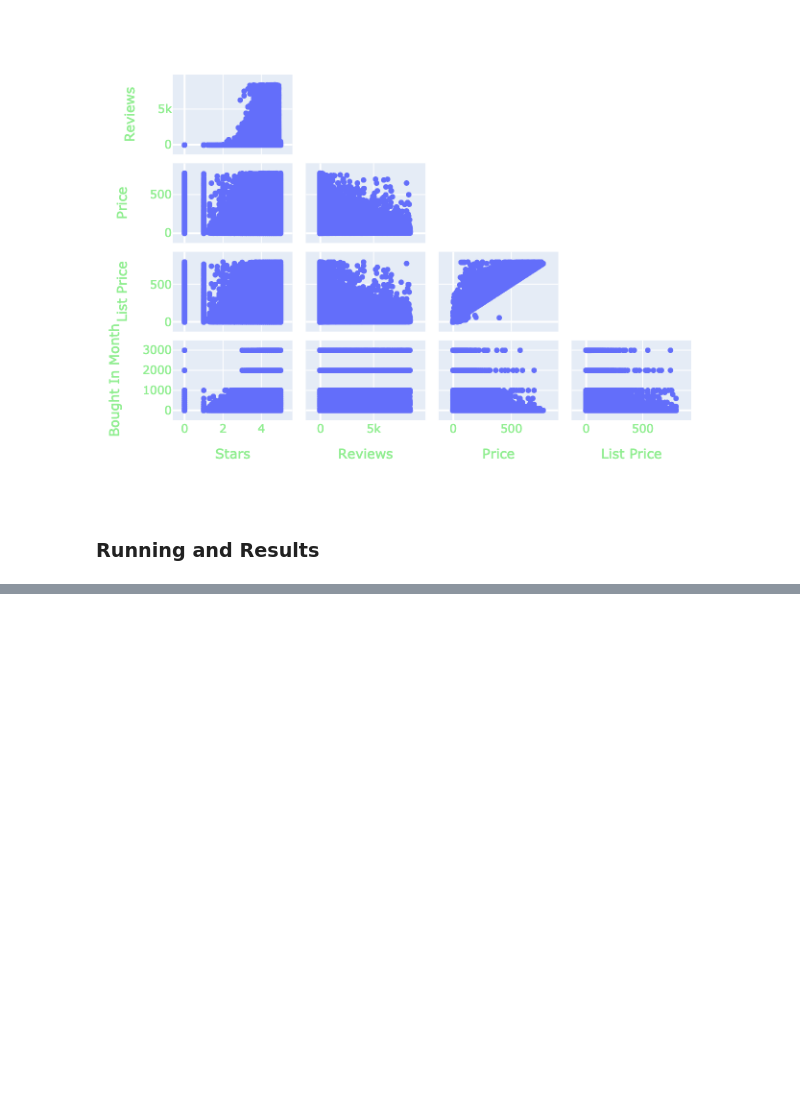
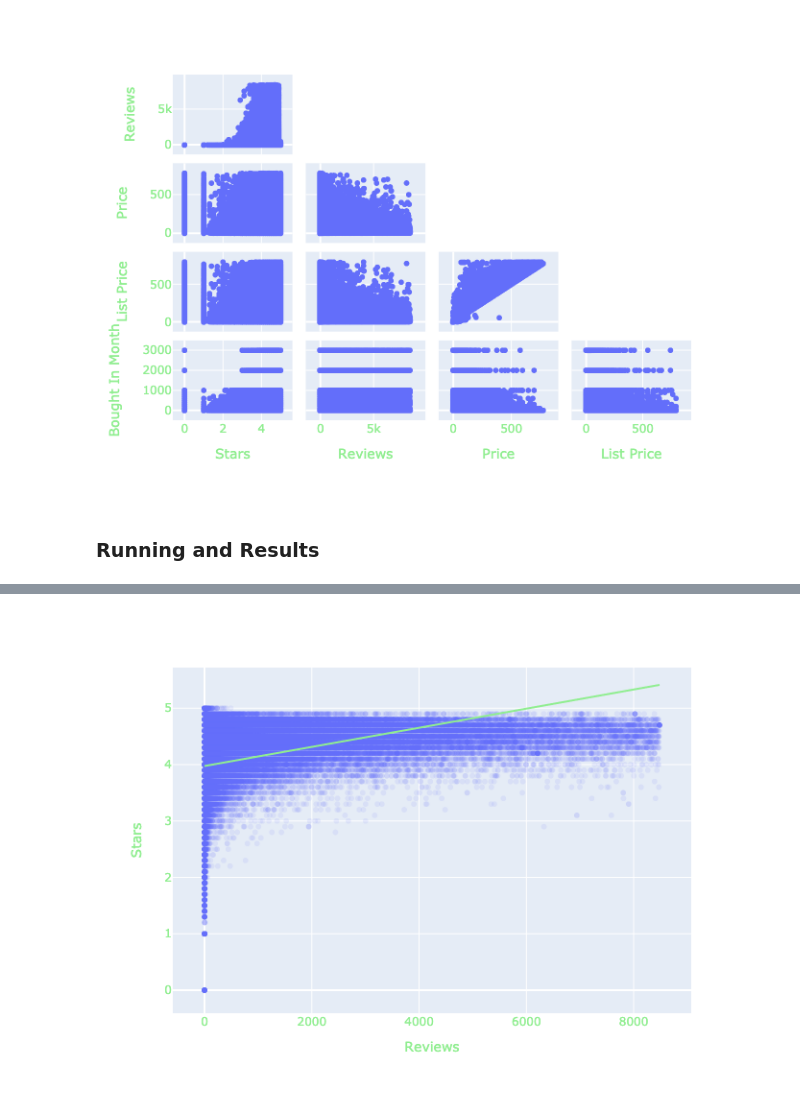
Before and after one commit to CUBoulder-DS/CSCI-5622, a Jupyter notebook: src/NN LM.ipynb, the cells around one changed output, grey strips where cells are left out. Drawn from its saved outputs; the diff is of its cells as text; code cells hidden in the pictures; blank space fills up the shorter version.

Commit message:
finish regression

```diff
--- a/src/NN LM.ipynb
+++ b/src/NN LM.ipynb
@@ -108,3 +110,12 @@ fig.show(renderer="png")
 [figure]
 # %% [markdown]
 ### Running and Results
+# %%
+lr_X = df_lr["Reviews"].to_numpy().reshape(-1, 1)
+
+lr = LinearRegression()
+lr.fit(lr_X, df_lr["Stars"])
+
+reg_metrics = [metrics.mean_squared_error, metrics.mean_absolute_error, metrics.explained_variance_score, metrics.r2_score]
+print(pd.DataFrame([{"Metric": m.__name__, "Value": m(df_lr["Stars"], lr.predict(lr_X))} for m in reg_metrics]).to_markdown(index=False))
+print(lr.__dict__)
@@ -110,0 +130,10 @@ fig.show(renderer="png")
+# %%
+lr_X_sorted = df_lr["Reviews"].sort_values()
+lr_y_pred = lr.predict(lr_X_sorted.to_numpy().reshape(-1, 1))
+
+fig = px.scatter(df_lr, x="Reviews", y="Stars", opacity=0.1, trendline="ols", trendline_color_override="lightgreen")
+# fig.add_trace(go.Scatter(x=lr_X_sorted, y=lr_y_pred, name="Regression Line"))
+# fig.data = fig.data[::-1]
+fig.show(renderer="png")
+# %% [output]
+[figure, added]
```
Also changed, not shown: parts of 3 cells of this notebook, 13 other files.
